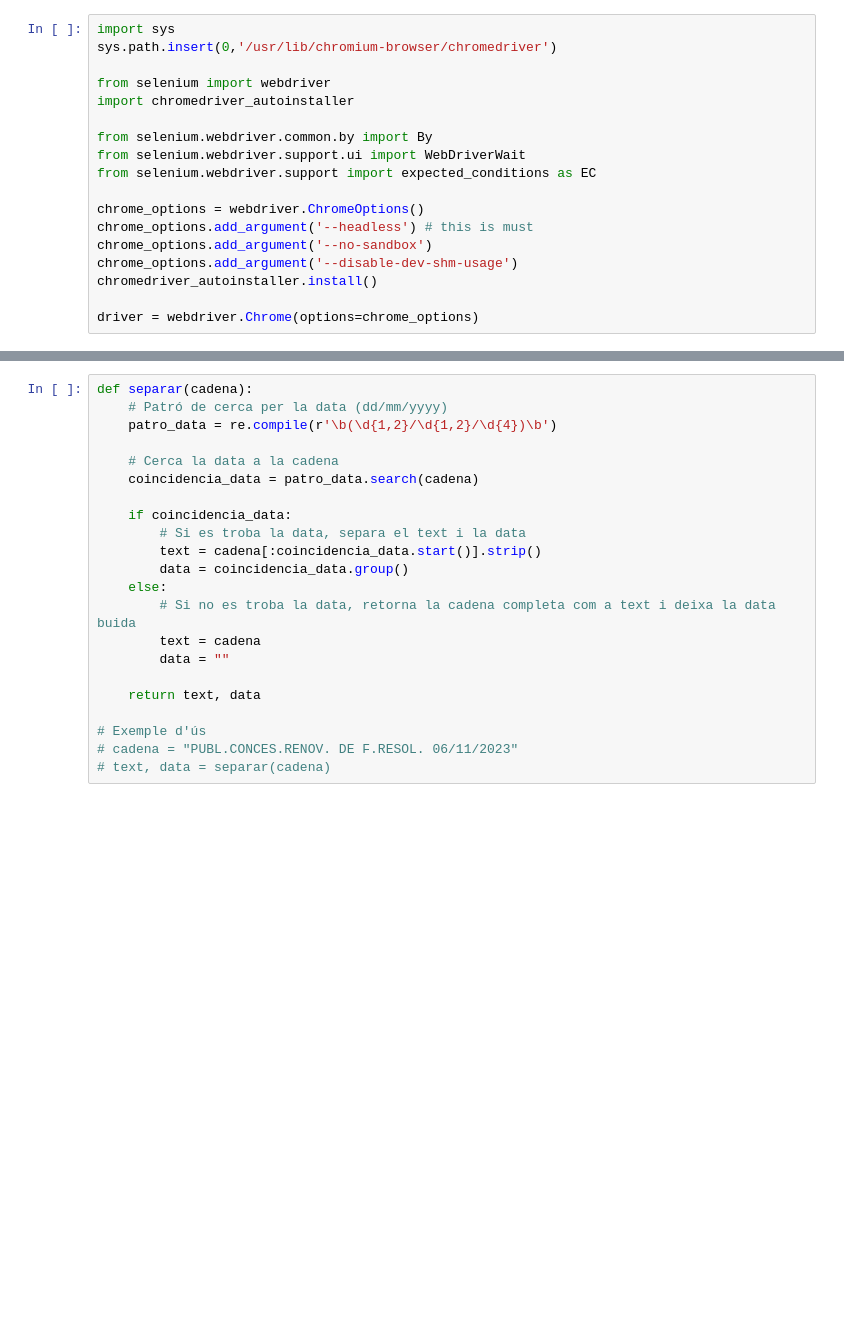
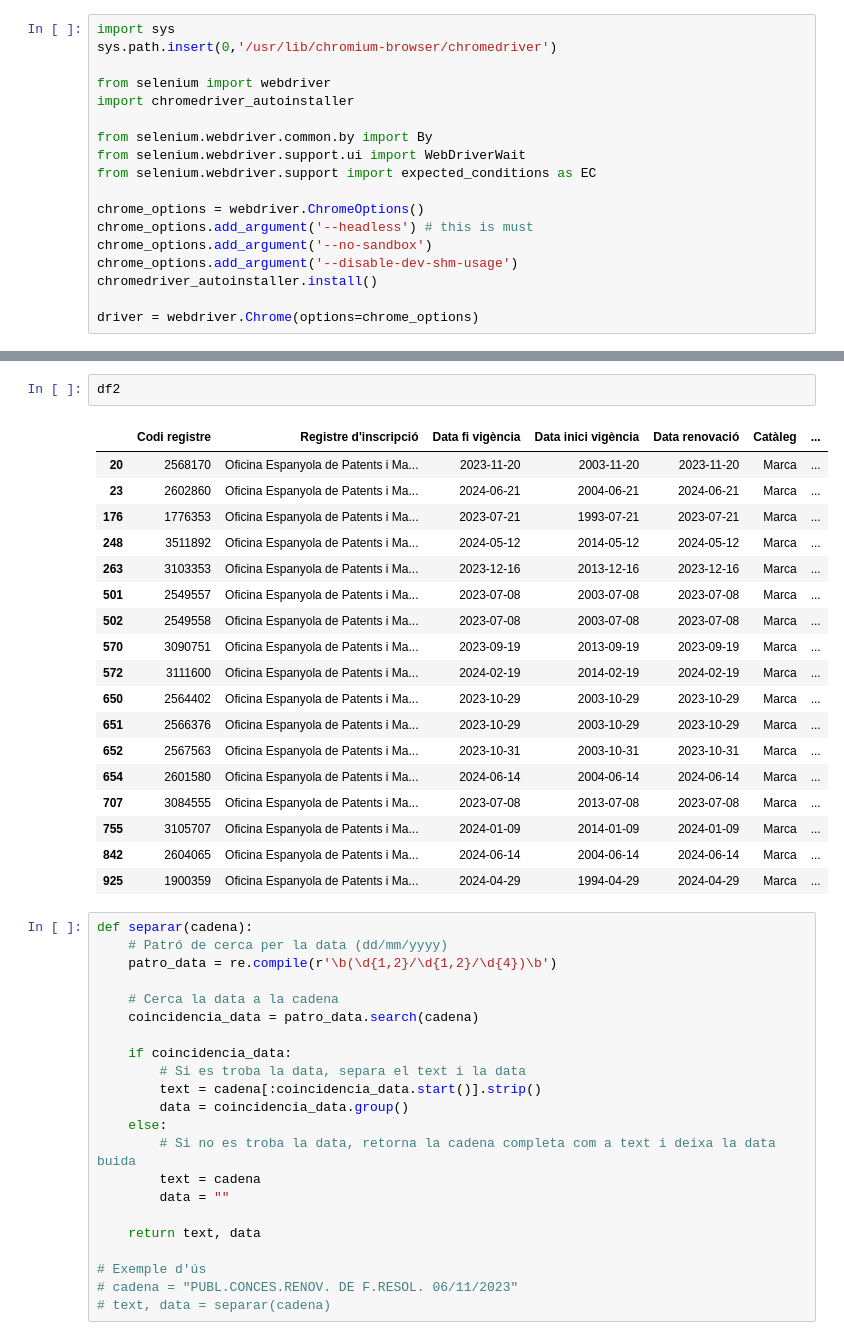
Before and after one commit to rogroc/idi, a Jupyter notebook: Marques_OEPM.ipynb, the cells around one changed output, grey strips where cells are left out. Drawn from its saved outputs; the diff is of its cells as text; blank space fills up the shorter version.

```diff
--- a/Marques_OEPM.ipynb
+++ b/Marques_OEPM.ipynb
@@ -139,3 +137,24 @@ len(df2)
+# %%
+df2
+# %% [output]
+|  | Codi registre | Registre d'inscripció | Data fi vigència | Data inici vigència | Data renovació | Catàleg | ... |
+| 20 | 2568170 | Oficina Espanyola de Patents i Ma... | 2023-11-20 | 2003-11-20 | 2023-11-20 | Marca | ... |
+| 23 | 2602860 | Oficina Espanyola de Patents i Ma... | 2024-06-21 | 2004-06-21 | 2024-06-21 | Marca | ... |
+| 176 | 1776353 | Oficina Espanyola de Patents i Ma... | 2023-07-21 | 1993-07-21 | 2023-07-21 | Marca | ... |
+| 248 | 3511892 | Oficina Espanyola de Patents i Ma... | 2024-05-12 | 2014-05-12 | 2024-05-12 | Marca | ... |
+| 263 | 3103353 | Oficina Espanyola de Patents i Ma... | 2023-12-16 | 2013-12-16 | 2023-12-16 | Marca | ... |
+| 501 | 2549557 | Oficina Espanyola de Patents i Ma... | 2023-07-08 | 2003-07-08 | 2023-07-08 | Marca | ... |
+| 502 | 2549558 | Oficina Espanyola de Patents i Ma... | 2023-07-08 | 2003-07-08 | 2023-07-08 | Marca | ... |
+| 570 | 3090751 | Oficina Espanyola de Patents i Ma... | 2023-09-19 | 2013-09-19 | 2023-09-19 | Marca | ... |
+| 572 | 3111600 | Oficina Espanyola de Patents i Ma... | 2024-02-19 | 2014-02-19 | 2024-02-19 | Marca | ... |
+| 650 | 2564402 | Oficina Espanyola de Patents i Ma... | 2023-10-29 | 2003-10-29 | 2023-10-29 | Marca | ... |
+| 651 | 2566376 | Oficina Espanyola de Patents i Ma... | 2023-10-29 | 2003-10-29 | 2023-10-29 | Marca | ... |
+| 652 | 2567563 | Oficina Espanyola de Patents i Ma... | 2023-10-31 | 2003-10-31 | 2023-10-31 | Marca | ... |
+| 654 | 2601580 | Oficina Espanyola de Patents i Ma... | 2024-06-14 | 2004-06-14 | 2024-06-14 | Marca | ... |
+| 707 | 3084555 | Oficina Espanyola de Patents i Ma... | 2023-07-08 | 2013-07-08 | 2023-07-08 | Marca | ... |
+| 755 | 3105707 | Oficina Espanyola de Patents i Ma... | 2024-01-09 | 2014-01-09 | 2024-01-09 | Marca | ... |
+| 842 | 2604065 | Oficina Espanyola de Patents i Ma... | 2024-06-14 | 2004-06-14 | 2024-06-14 | Marca | ... |
+| 925 | 1900359 | Oficina Espanyola de Patents i Ma... | 2024-04-29 | 1994-04-29 | 2024-04-29 | Marca | ... |
 # %%
 def separar(cadena):
     # Patró de cerca per la data (dd/mm/yyyy)
```
Also changed, not shown: parts of 12 cells of this notebook.
